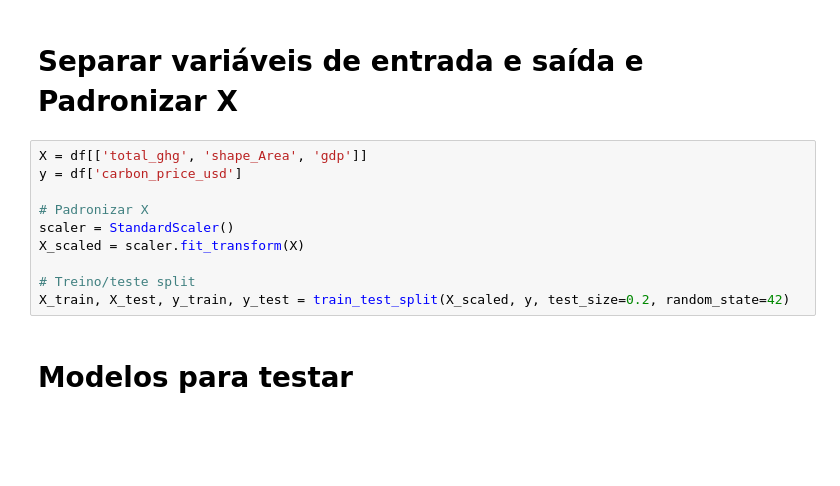
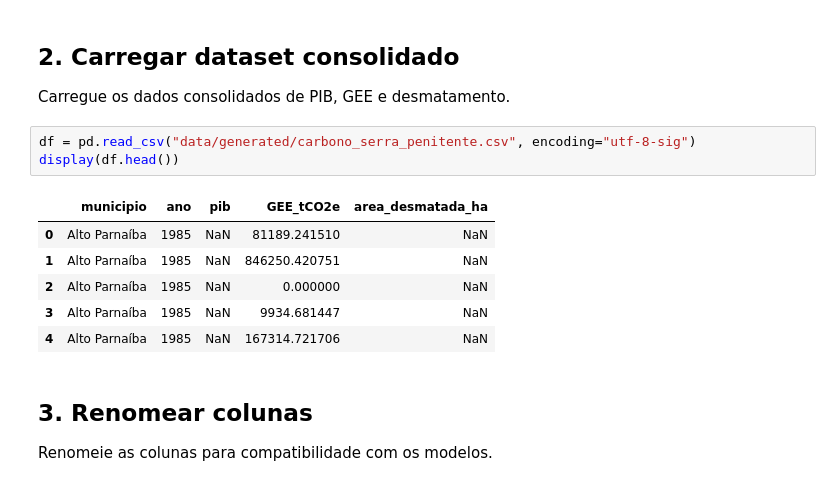
Before and after one commit to MarioHBS/ArticleCO2, a Jupyter notebook: 06_treinar_modelo_carbono.ipynb, the cells around one changed output. Cells and saved outputs as stored; diff of their text form; blank space fills up the shorter version.

```diff
--- a/06_treinar_modelo_carbono.ipynb
+++ b/06_treinar_modelo_carbono.ipynb
@@ -36,15 +21,17 @@ display(df.head())
 # %% [markdown]
-# Separar variáveis de entrada e saída e Padronizar X
+## 2. Carregar dataset consolidado
+Carregue os dados consolidados de PIB, GEE e desmatamento.
 # %%
-X = df[['total_ghg', 'shape_Area', 'gdp']]
-y = df['carbon_price_usd']
-
-# Padronizar X
-scaler = StandardScaler()
-X_scaled = scaler.fit_transform(X)
-
-# Treino/teste split
-X_train, X_test, y_train, y_test = train_test_split(X_scaled, y, test_size=0.2, random_state=42)
+df = pd.read_csv("data/generated/carbono_serra_penitente.csv", encoding="utf-8-sig")
+display(df.head())
+# %% [output]
+|  | municipio | ano | pib | GEE_tCO2e | area_desmatada_ha |
+| 0 | Alto Parnaíba | 1985 | NaN | 81189.241510 | NaN |
+| 1 | Alto Parnaíba | 1985 | NaN | 846250.420751 | NaN |
+| 2 | Alto Parnaíba | 1985 | NaN | 0.000000 | NaN |
+| 3 | Alto Parnaíba | 1985 | NaN | 9934.681447 | NaN |
+| 4 | Alto Parnaíba | 1985 | NaN | 167314.721706 | NaN |
 # %% [markdown]
-# Modelos para testar
+## 3. Renomear colunas
+Renomeie as colunas para compatibilidade com os modelos.
 # %%
```
Also changed, not shown: parts of 25 cells of this notebook, 4 other files.
